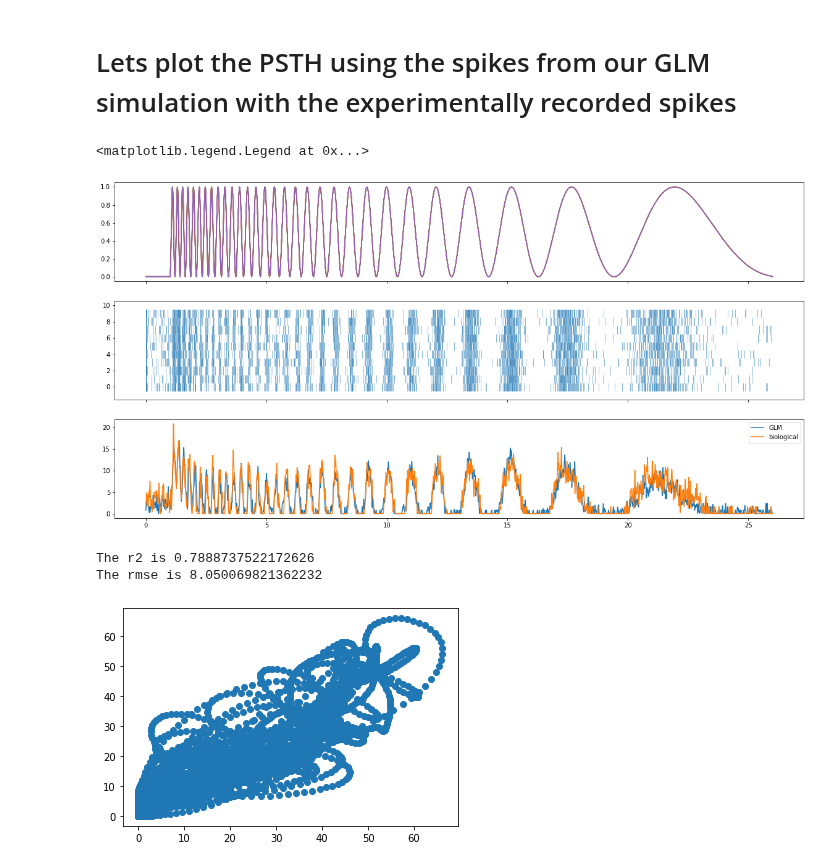
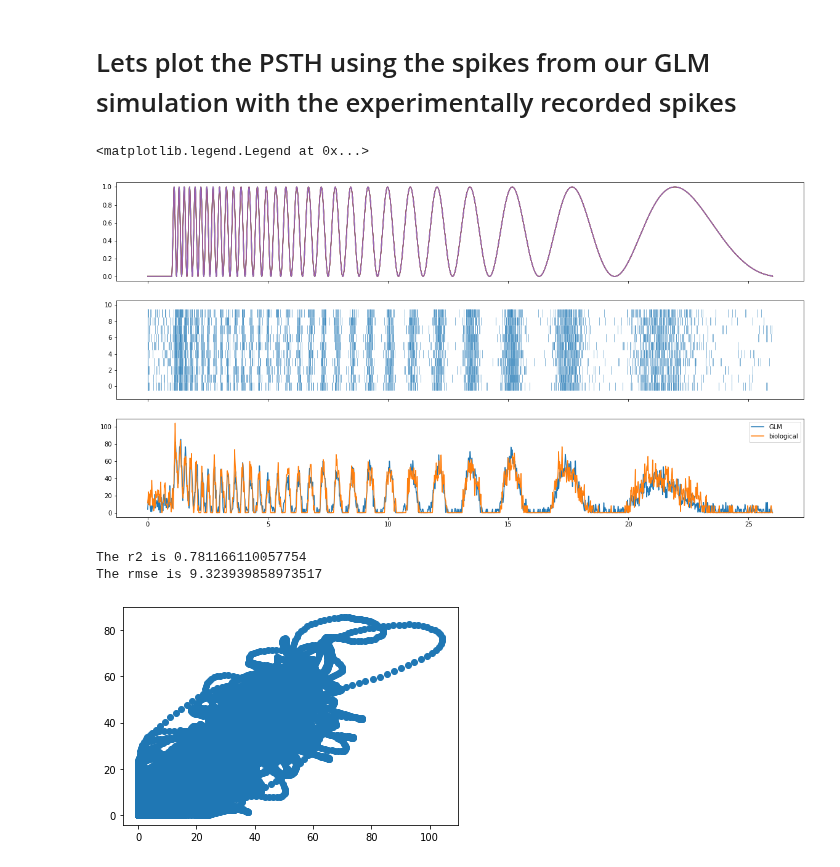
Before and after one commit to davidfox87/neuro_encoding_models, a Jupyter notebook: fitting_spike_train_tutorial.ipynb, the cells around one changed output. Saved outputs shown, nothing was run; the diff lists cells and outputs as text; code cells hidden in the pictures.

```diff
--- a/fitting_spike_train_tutorial.ipynb
+++ b/fitting_spike_train_tutorial.ipynb
@@ -451,28 +483,28 @@ for i in range(nsims): # run 5 GLM simulations
 # %%
 t = np.arange(0, len(stim)) * dt
 fig, ax = plt.subplots(3, 1, sharex=True, figsize=[20, 10])
 ax[0].plot(t, stim)
 
 # ax[0].eventplot(sptimes.T, lineoffsets=0.7)
 
 ax[1].eventplot(glm_sptimes.T, linewidth=0.5)
 smooth_win = np.hanning(50) / np.hanning(50).sum()
 psth_model = np.convolve(np.mean(glm_sims, axis=1), smooth_win)
 sigrange = np.arange(50 // 2, 50 // 2 + len(sps))
-psth_model_ = psth_model[sigrange] * 200
+psth_model_ = psth_model[sigrange] * 1000
 ax[2].plot(t, psth_model_, label='GLM')
 #
 
 _, sps_exp, dt = load_spk_times2('datasets/stim.txt', response, dt=0.001)
 psth_exp = np.convolve(np.mean(sps_exp, axis=1), smooth_win, mode='full')
 sigrange = np.arange(50 // 2, 50 // 2 + len(sps_exp))
-psth_exp_ = psth_exp[sigrange] * 200
+psth_exp_ = psth_exp[sigrange] * 1000
 ax[2].plot(t, psth_exp_, label='biological')
 
 ax[2].legend()
 # %% [output]
 <matplotlib.legend.Legend at 0x...>
-[figure, old version]
+[figure, new version]
 # %%
 plt.plot(psth_exp_, psth_model_, 'o')
 r2 = r2_score(psth_exp_, psth_model_)
@@ -482,6 +514,6 @@ mse = mean_squared_error(psth_exp_, psth_model_)
 print('The r2 is {}'.format(r2))
 print('The rmse is {}'.format(np.sqrt(mse)))
 # %% [output]
-The r2 is 0.7888737522172626
-The rmse is 8.050069821362232
+The r2 is 0.781166110057754
+The rmse is 9.323939858973517
-[figure, old version]
+[figure, new version]
```
Also changed, not shown: parts of 9 cells of this notebook.
